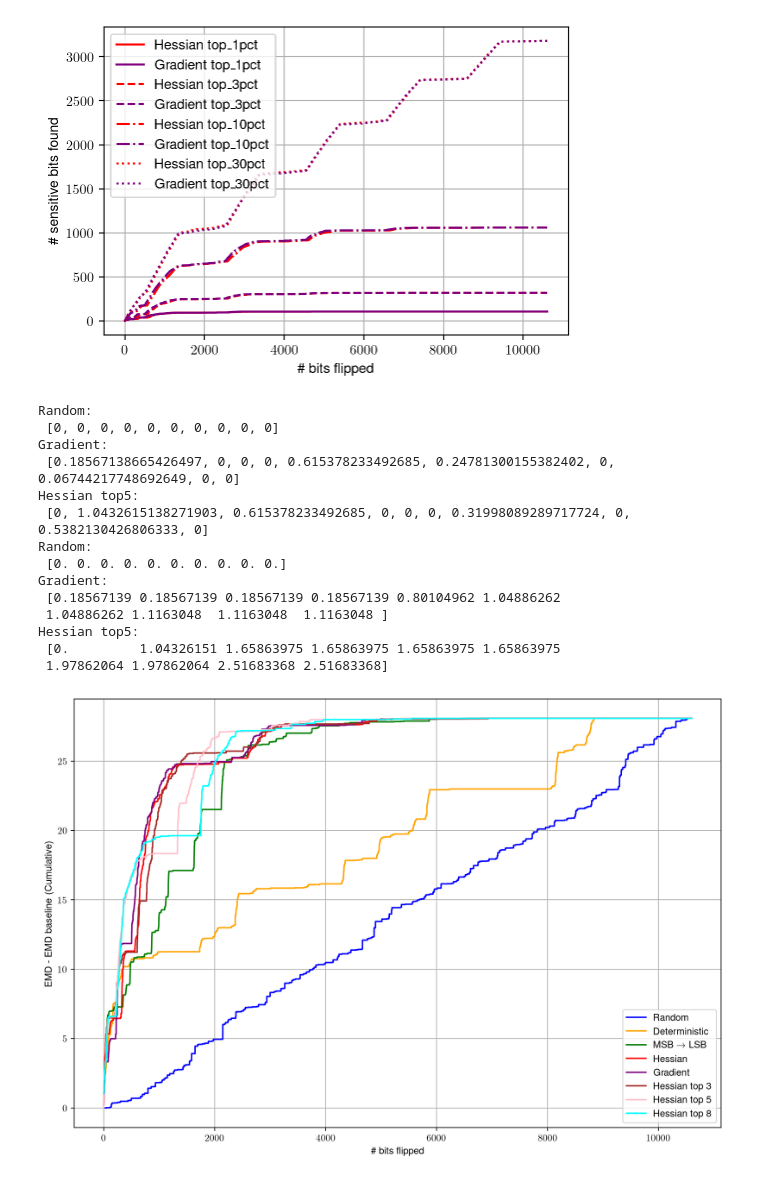
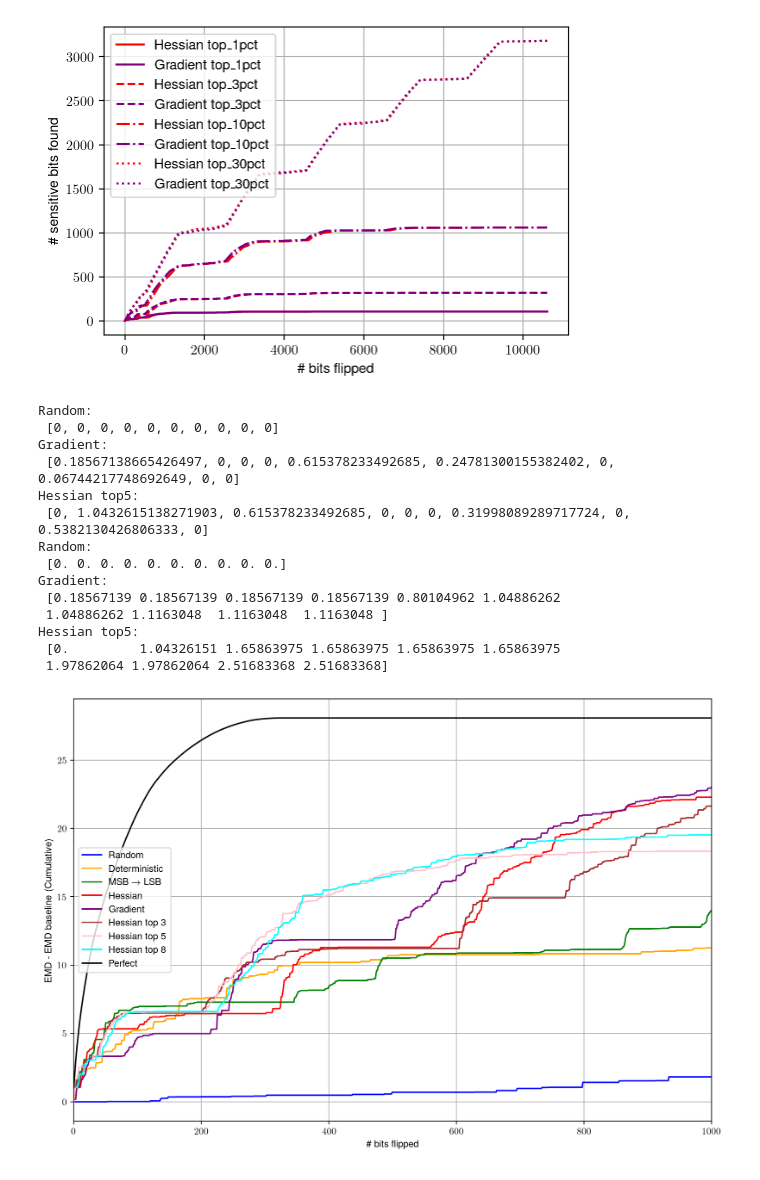
Before and after one commit to oliviaweng/fastml-science, a Jupyter notebook: sensor-data-compression/hessian-analysis/plot_paramater_ranking.ipynb, the cells around one changed output. Cells and saved outputs as stored; diff of their text form; code cells hidden in the pictures.

Commit message:
include perfect search

```diff
--- a/sensor-data-compression/hessian-analysis/plot_paramater_ranking.ipynb
+++ b/sensor-data-compression/hessian-analysis/plot_paramater_ranking.ipynb
@@ -360,7 +360,10 @@ hessian_top5_delta_emd = []
 hessian_top8_delta_emd = []
 bit_ordered_delta_emd = []
 deterministic_delta_emd = []
+perfect_delta_emd = []
 for i in range(NUM_BITS):
+    delta_emd = ground_truth_emd[i] - AVG_EMD_BASELINE_EoL
+    perfect_delta_emd.append(delta_emd if delta_emd > 0 else 0)
     random_idx = ground_truth_rank.index(random_bit_indices[i])
     delta_emd = ground_truth_emd[random_idx] - AVG_EMD_BASELINE_EoL
     random_delta_emd.append(delta_emd if delta_emd > 0 else 0)
@@ -401,38 +404,40 @@ grad_delta_emd = np.cumsum(np.array(grad_delta_emd))
 hessian_top3_delta_emd = np.cumsum(np.array(hessian_top3_delta_emd))
 hessian_top5_delta_emd = np.cumsum(np.array(hessian_top5_delta_emd))
 hessian_top8_delta_emd = np.cumsum(np.array(hessian_top8_delta_emd))
+perfect_delta_emd = np.cumsum(np.array(perfect_delta_emd))
 
 print('Random:\n', random_delta_emd[:10])
 print('Gradient:\n', grad_delta_emd[:10])
 print('Hessian top5:\n', hessian_top5_delta_emd[:10])
 
 ax.plot(np.arange(NUM_BITS), random_delta_emd, color='blue', label='Random')
 ax.plot(np.arange(NUM_BITS), deterministic_delta_emd, color='orange', label='Deterministic')
 ax.plot(np.arange(NUM_BITS), bit_ordered_delta_emd, color='green', label=r'MSB $\rightarrow$ LSB')
 ax.plot(np.arange(NUM_BITS), hessian_delta_emd, color='red', label='Hessian')
 ax.plot(np.arange(NUM_BITS), grad_delta_emd, color='purple', label='Gradient')
 ax.plot(np.arange(NUM_BITS), hessian_top3_delta_emd, color='brown', label='Hessian top 3')
 ax.plot(np.arange(NUM_BITS), hessian_top5_delta_emd, color='pink', label='Hessian top 5')
 ax.plot(np.arange(NUM_BITS), hessian_top8_delta_emd, color='cyan', label='Hessian top 8')
+ax.plot(np.arange(NUM_BITS), perfect_delta_emd, color='black', label='Perfect')
 ax.set_xlabel('\# bits flipped')
 ax.set_ylabel('EMD - EMD baseline (Cumulative)')
 ax.legend()
 ax.grid()
-# plt.xlim(0, 1000)
-plt.savefig(f'plots/fault_sensitivity_ranking_delta_emd.pdf', dpi=300, bbox_inches='tight')
+plt.xlim(0, 1000)
+plt.savefig(f'plots/fault_sensitivity_ranking_delta_emd_xlim1000.pdf', dpi=300, bbox_inches='tight')
 # %% [output]
 Random:
  [0, 0, 0, 0, 0, 0, 0, 0, 0, 0]
 Gradient:
  [0.18567138665426497, 0, 0, 0, 0.615378233492685, 0.24781300155382402, 0, 0.06744217748692649, 0, 0]
 Hessian top5:
  [0, 1.0432615138271903, 0.615378233492685, 0, 0, 0, 0.31998089289717724, 0, 0.5382130426806333, 0]
 Random:
  [0. 0. 0. 0. 0. 0. 0. 0. 0. 0.]
 Gradient:
  [0.18567139 0.18567139 0.18567139 0.18567139 0.80104962 1.04886262
  1.04886262 1.1163048  1.1163048  1.1163048 ]
 Hessian top5:
  [0.         1.04326151 1.65863975 1.65863975 1.65863975 1.65863975
  1.97862064 1.97862064 2.51683368 2.51683368]
-[figure, old version]
+[figure, new version]
```
Also changed, not shown: 2 other files.
